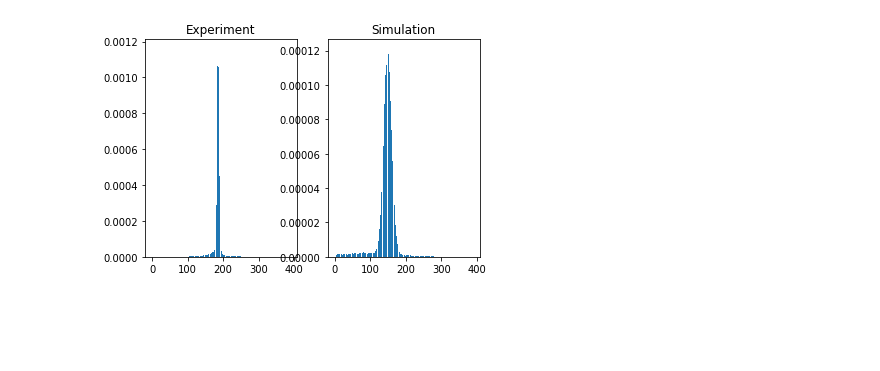
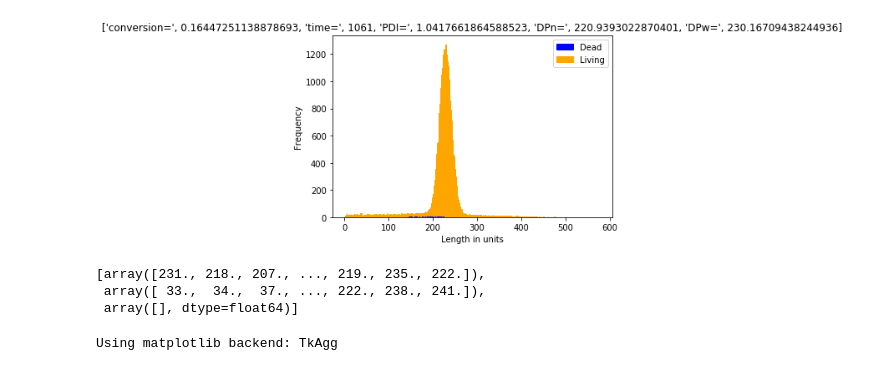
Before and after one commit to appie-17/PolymerGrowthSimulator, a Jupyter notebook: Bayesian Optimization.ipynb, the cells around one changed output. Cells and saved outputs as stored; diff of their text form; code cells hidden in the pictures; blank space fills up the shorter version.

```diff
--- a/Bayesian Optimization.ipynb
+++ b/Bayesian Optimization.ipynb
@@ -24,3 +18,10 @@ array([1.78096457e-05])
+# %%
+diff.sim(*X[0],final_plot=True)
+# %% [output]
+[figure, added]
+[array([231., 218., 207., ..., 219., 235., 222.]),
+ array([ 33.,  34.,  37., ..., 222., 238., 241.]),
+ array([], dtype=float64)]
 # %%
 kernel = gaussian_process.kernels.RBF(length_scale=2.0, length_scale_bounds=(1, 10.0))
 model = gaussian_process.GaussianProcessRegressor(kernel=kernel, copy_X_train=True)
@@ -41,15 +42,16 @@ print(model.sample_y(X_test,10))
 
 diff.get_difference(X_test[0])
 # %%
+%matplotlib
 diff = medianFoldNorm('Data/polymer_20k.xlsx', polymer)
 bound = np.array([[900,1100],[90000,110000],[3000000,32000000],
-                   [0,1],[0,1],[0,1],[0,1],[0,1],[0,1],[1,1]])
+                   [0,1],[0,0.0001],[0,1],[0,1],[0,1],[0,1],[1,1]])
 X0 = np.array([[1000, 100000, 31600000, 0.2,
     0.0000806, 0.5, 0.67, 0.67, 1, 1]])
-xp,yp = bayesian_optimisation(5,diff.get_difference, bound,
-                        X0,alpha=0.1,epsilon=np.finfo(np.float64).eps)
+xp,yp = bayesian_optimisation(15,diff.get_difference, bound,
+                        None,1,alpha=0.1,epsilon=1e-5)
 # %% [output]
-[figure, removed]
+Using matplotlib backend: TkAgg
 # %%
 xp,yp
 # %% [output]
```
Also changed, not shown: parts of 5 cells of this notebook, 6 other files.
